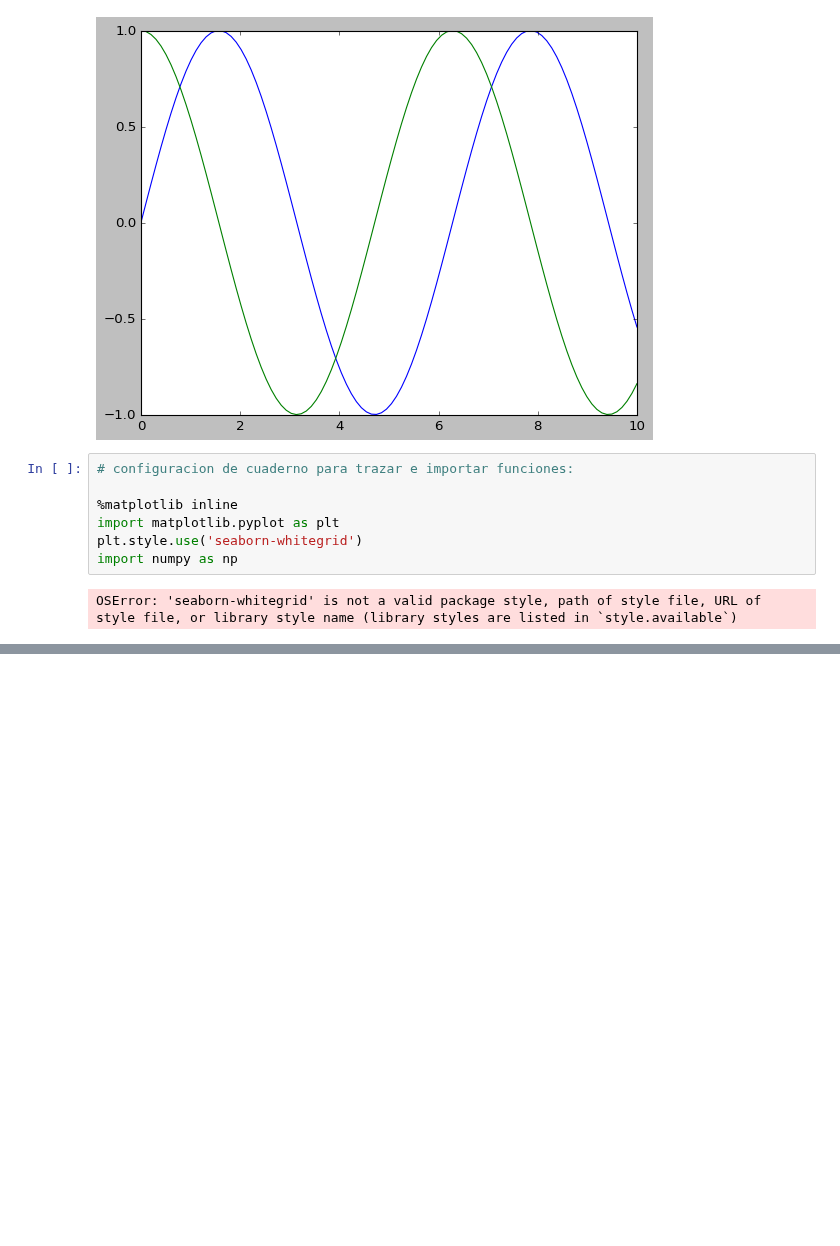
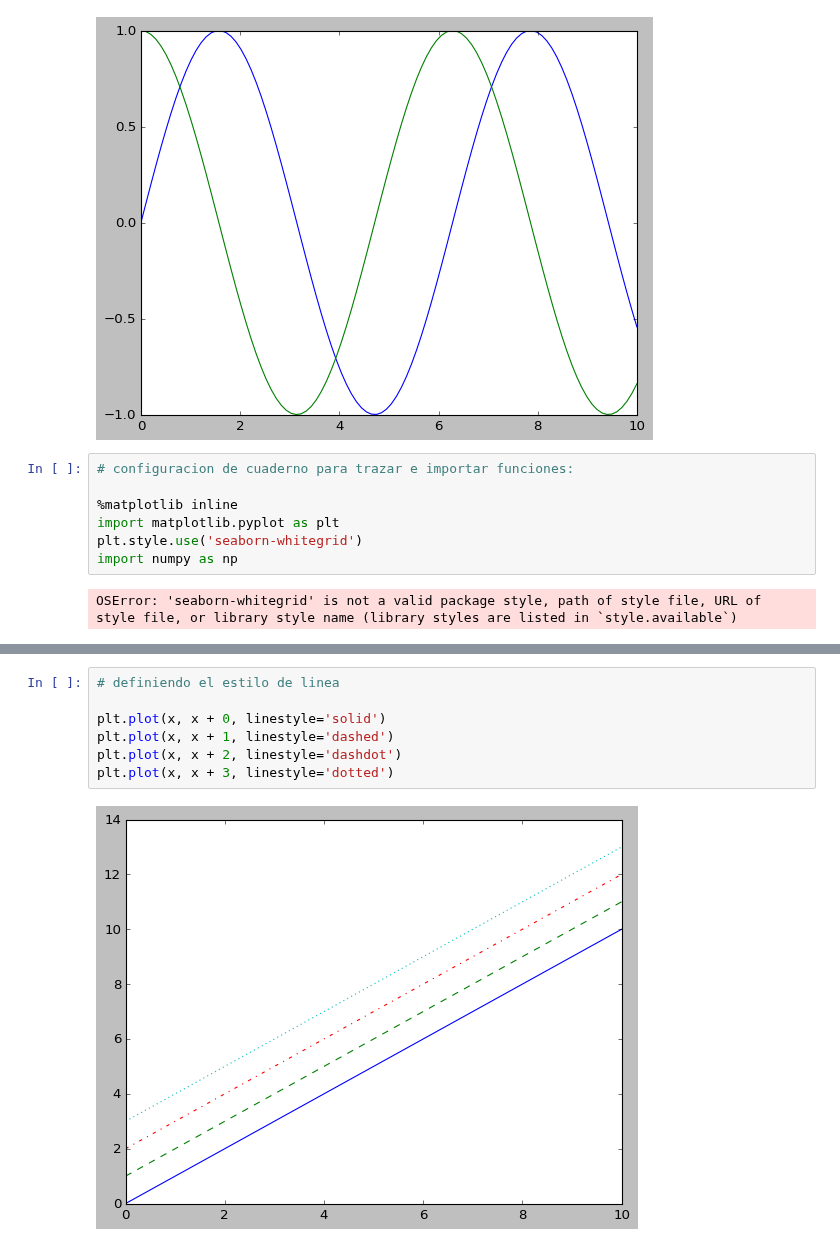
Before and after one commit to hugomorpar/Practicas_Clases, a Jupyter notebook: Procesamiento_de_Datos/M4_Analisis_Exploratorio_Datasets.ipynb, the cells around one changed output, grey strips where cells are left out. Cells and saved outputs as stored; diff of their text form; blank space fills up the shorter version.

```diff
--- a/Procesamiento_de_Datos/M4_Analisis_Exploratorio_Datasets.ipynb
+++ b/Procesamiento_de_Datos/M4_Analisis_Exploratorio_Datasets.ipynb
@@ -199,0 +230,9 @@ OSError: 'seaborn-whitegrid' is not a valid package style, path of style file, U
+# %%
+# definiendo el estilo de linea
+
+plt.plot(x, x + 0, linestyle='solid')
+plt.plot(x, x + 1, linestyle='dashed')
+plt.plot(x, x + 2, linestyle='dashdot')
+plt.plot(x, x + 3, linestyle='dotted')
+# %% [output]
+[figure, added]
```
Also changed, not shown: parts of 9 cells of this notebook.
